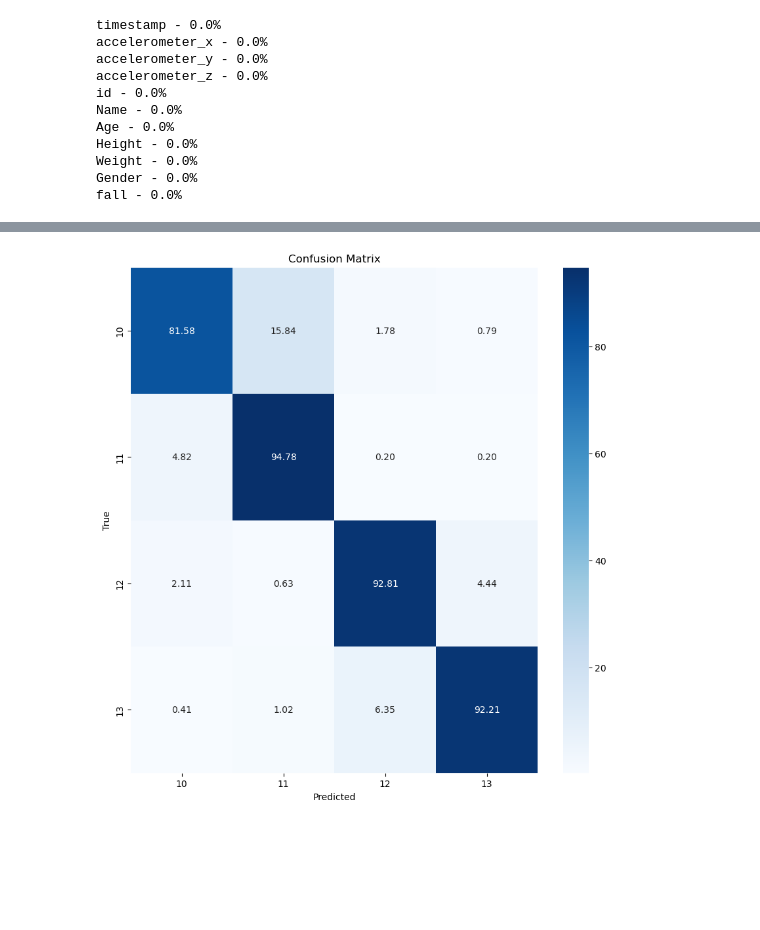
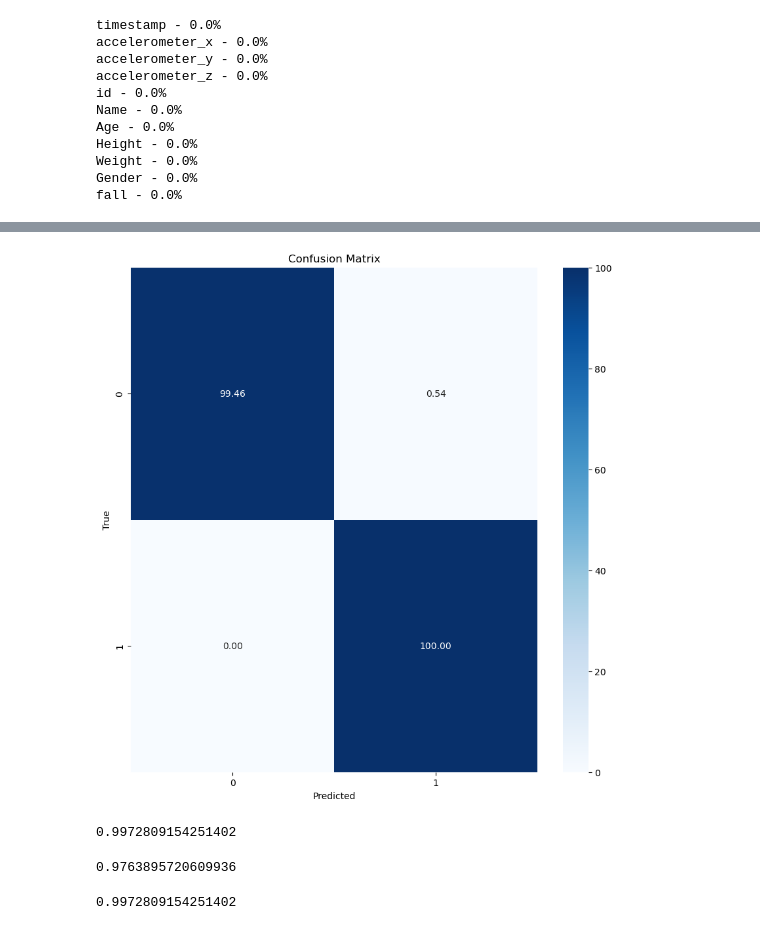
Before and after one commit to HazimDaoud/EMMA, a Jupyter notebook: software/notebooks/CNNMobi.ipynb, the cells around one changed output, grey strips where cells are left out. Cells and saved outputs as stored; diff of their text form; code cells hidden in the pictures; blank space fills up the shorter version.

```diff
--- a/software/notebooks/CNNMobi.ipynb
+++ b/software/notebooks/CNNMobi.ipynb
@@ -124,7 +142,7 @@ model.add(layers.Dense(128, activation='relu'))
 model.add(layers.Dropout(0.3))
 model.add(layers.Dense(numClasses, activation='softmax'))
 # %%
-model.compile(optimizer='adam', loss='categorical_crossentropy', metrics=['accuracy'])
+model.compile(optimizer='adam', loss='categorical_crossentropy', metrics=['accuracy', metrics.AUC()])
 model.summary()
 # %% [output]
 Model: "sequential"
@@ -146,8 +164,8 @@ Non-trainable params: 0
 _________________________________________________________________
 # %%
-batch = 80
-epochs = 40
-iterationsPerEp = x_trainReshaped.shape[0] // batch
+batch = 64
+epochs = 10
+#iterationsPerEp = 100
 # %%
-model.fit(x_trainReshaped, y_trainCat, batch_size=batch, epochs=epochs, steps_per_epoch=iterationsPerEp)
+model.fit(x_train, y_trainCat, batch_size=batch, epochs=epochs, class_weight= class_weight_dict)#, steps_per_epoch=iterationsPerEp)
 # %% [output]
@@ -188,4 +202,4 @@ plt.show()
 # %%
-predictions = model.predict(x_testReshaped)
+predictions = model.predict(x_test)
 predictions.shape
 # %% [output]
@@ -204,11 +216,26 @@ array([[412,  80,   9,   4],
 # %%
-classes = ['10', '11', '12', '13']
+classes = ['0', '1']
 plt.figure(figsize=[10,10])
 confMatPerc = confMat.astype('float') / confMat.sum(axis=1)[:, np.newaxis] * 100
 sns.heatmap(confMatPerc , annot=True, fmt='0.2f', cmap='Blues', xticklabels=classes, yticklabels=classes)
 plt.xlabel('Predicted')
 plt.ylabel('True')
 plt.title('Confusion Matrix')
 plt.show()
 # %% [output]
-[figure, old version]
+[figure, new version]
+# %%
+aucScore = roc_auc_score(yTrueClasses, yPredClasses)
+aucScore
+# %% [output]
+0.9972809154251402
+# %%
+f1 = f1_score(yTrueClasses, yPredClasses)
+f1
+# %% [output]
+0.9763895720609936
+# %%
+bacc = balanced_accuracy_score(yTrueClasses, yPredClasses)
+bacc
+# %% [output]
+0.9972809154251402
```
Also changed, not shown: parts of 23 cells of this notebook.
